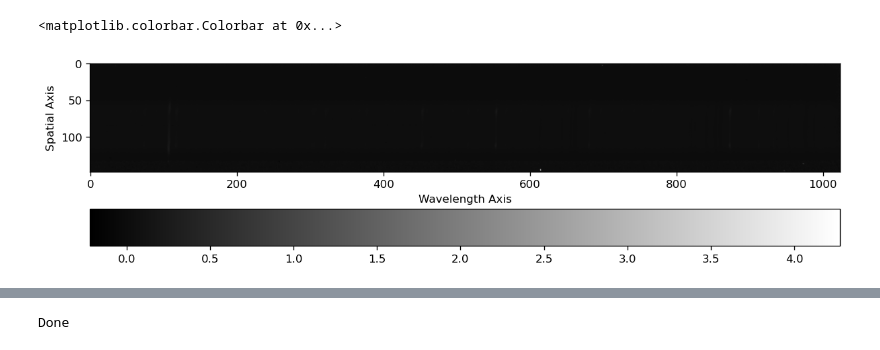
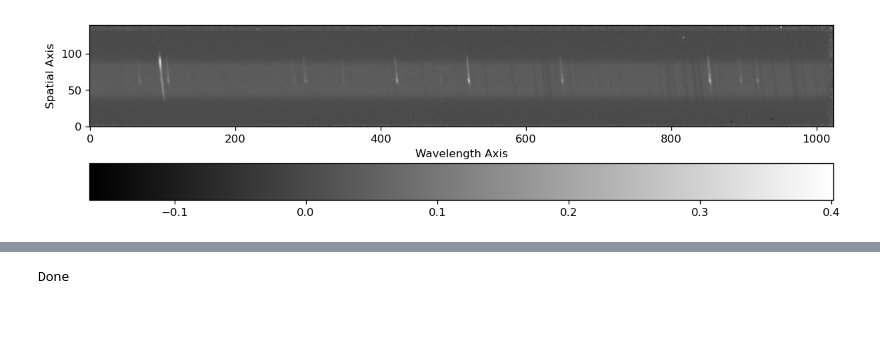
Before and after one commit to ruoyanwangdr/Dynamics-of-Jovian-Infrared-Auroral-Ionosphere-and-Thermosphere, a Jupyter notebook: h3p_map.ipynb, the cells around one changed output, grey strips where cells are left out. Drawn from its saved outputs; the diff is of its cells as text; code cells hidden in the pictures; blank space fills up the shorter version.

```diff
--- a/h3p_map.ipynb
+++ b/h3p_map.ipynb
@@ -9,6 +9,7 @@ from astropy.io import fits
 import numpy as np
 import matplotlib.pyplot as plt
 import os
+import pandas as pd
 from lmfit import Model
 
 import warnings
@@ -31,13 +32,13 @@ end_nirspec7 = 112 # fits index end, min >= n, max <= 999
 for i in range(filesize):
     n = i + start_nirspec7
     if n>= start_nirspec7 and n < 10:
-        hdu_data = fits.getdata(filepath + 'order36/' + 'jun02s000' + '{}_order36.fits'.format(n), ext=0)
+        hdu_data = fits.getdata(filepath + 'order36/test/' + 'jun02s000' + '{}_order36.fits'.format(n), ext=0)
         nirspec7_data.append(hdu_data)
     elif n>= 10 and n < 100:
-        hdu_data = fits.getdata(filepath + 'order36/' + 'jun02s00' + '{}_order36.fits'.format(n), ext=0)
+        hdu_data = fits.getdata(filepath + 'order36/test/' + 'jun02s00' + '{}_order36.fits'.format(n), ext=0)
         nirspec7_data.append(hdu_data)
     elif n >= 100 and n < end_nirspec7: # fits index ends at 111
-        hdu_data = fits.getdata(filepath + 'order36/' + 'jun02s0' + '{}_order36.fits'.format(n), ext=0)
+        hdu_data = fits.getdata(filepath + 'order36/test/' + 'jun02s0' + '{}_order36.fits'.format(n), ext=0)
         nirspec7_data.append(hdu_data)
     elif n >= end_nirspec7:
         break
@@ -110,34 +111,55 @@ def scale_sky_frame(fn_spec):
     elif fn_spec > 91 and fn_spec < 103:
         fn_sky1 = 91
         fn_sky2 = 103
 
     sky1 = nirspec7_data_array[fn_sky1-start_nirspec7]
     sky2 = nirspec7_data_array[fn_sky2-start_nirspec7]
 
     t1 = fits_header_utc_to_second(fn_sky1)
     t2 = fits_header_utc_to_second(fn_sky2)
     td = fits_header_utc_to_second(fn_spec)
 
     sky_final = sky1 * ((t2 - td) / (t2 - t1)) + sky2 * ((td - t1) / (t2 - t1))
     return sky_final
 
-fn_spec = 83 # frame number of target spectra
+fn_spec = 61 # frame number of target spectra
 sky_total = scale_sky_frame(fn_spec)
 
 # remove sky background: (object - sky_frame)/(average_flat_field - average_flat_lamp_off)
 target_spec = nirspec7_data_array[fn_spec-start_nirspec7]
 sky_subtracted = (target_spec - sky_total) / (average_flat_field - average_flat_lamp_off)
 pixel = np.linspace(0, np.size(sky_subtracted, 1), np.size(sky_subtracted, 1))
 
 # show reduced fits
 plt.figure(figsize=(12,6))
 plt.imshow(sky_subtracted, cmap='gist_gray')
 plt.xlabel('Wavelength Axis')
 plt.ylabel('Spatial Axis')
-#plt.gca().invert_yaxis()
+plt.gca().invert_yaxis()
 #plt.xlim(500,600)
 #plt.ylim(100,1)
 plt.colorbar(orientation='horizontal', pad=0.1)
+
+
+# define normalization function
+def normalize(data):
+    return (data - np.min(data)) / (np.max(data) - np.min(data))
+
+# define guassian function, credit to pen and pants IDL's Gaussfit in Python
+def gaussian_fit(x, a0, a1, a2, a3, a4, a5):
+    """
+    x = data array
+    a0 = height of guassian
+    a1 = pixel position of Gaussian peak
+    a2 = width of Gaussian
+    a3 = constant term
+    a4 = linear term
+    a5 = quadratic term
+
+    note: fwhm = a2 * np.sqrt(2 * np.log(2)) * 2
+    """
+    z = (x - a1) / a2
+    y = a0 * np.exp(-z**2 / a2) + a3 + a4 * x + a5 * x**2
+    return y
 # %% [output]
-<matplotlib.colorbar.Colorbar at 0x...>
-[figure, old version]
+[figure, new version]
```
Also changed, not shown: parts of 5 cells of this notebook.
